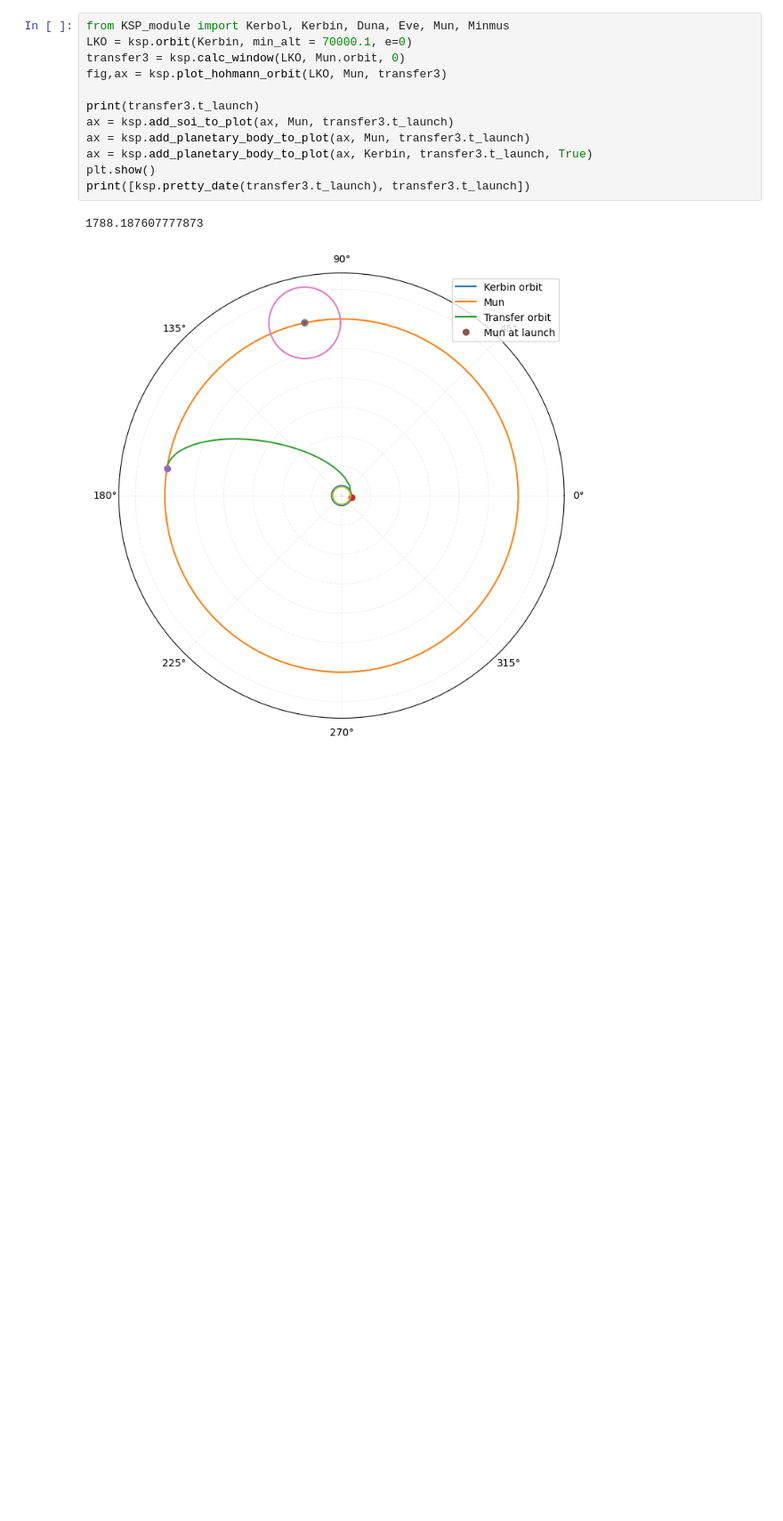
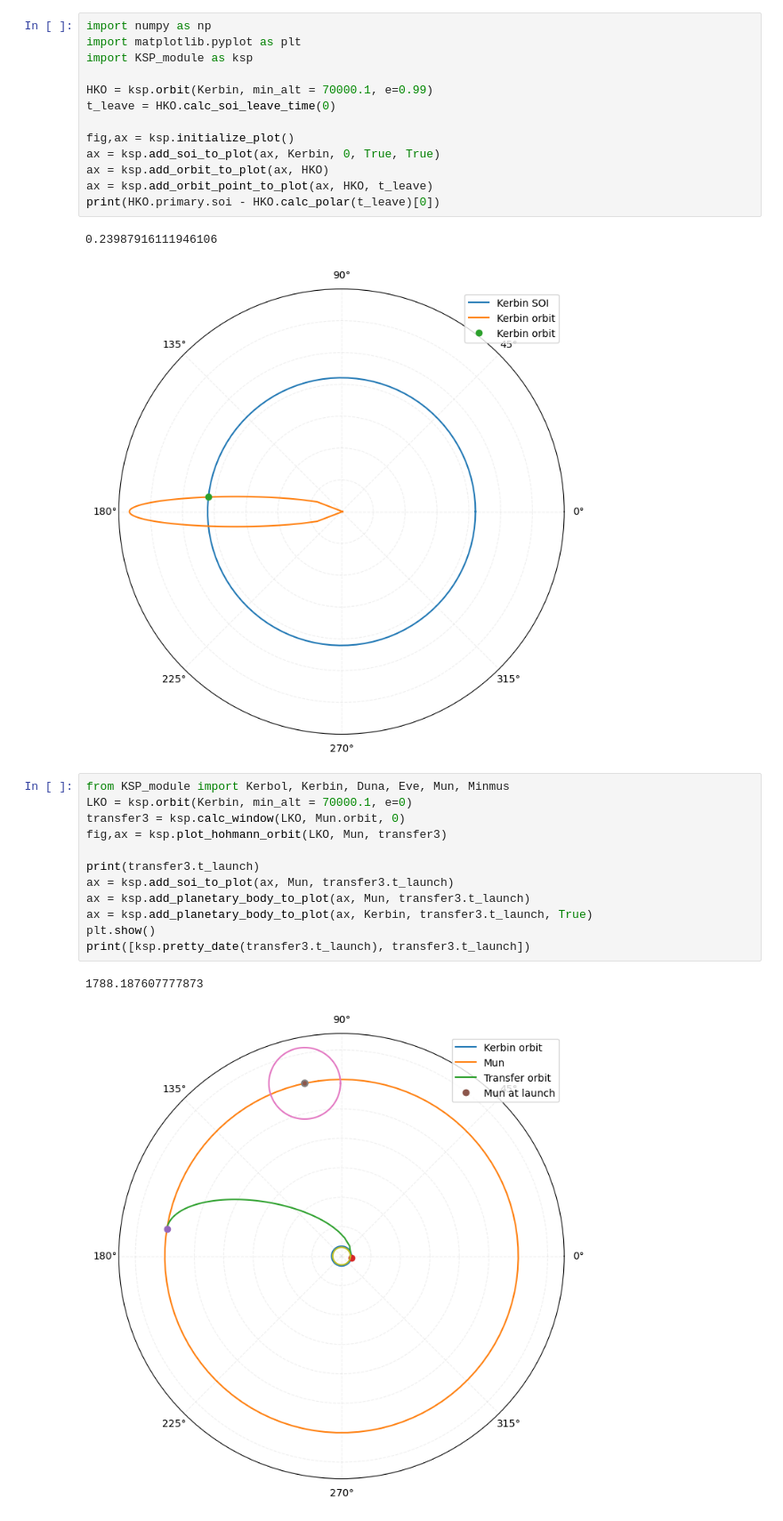
Before and after one commit to acsige/KSP, a Jupyter notebook: development.ipynb, the cells around one changed output. Shown: that part at 89% size. Cells and saved outputs as stored; diff of their text form; blank space fills up the shorter version.

Commit message:
created calc_soi_change function in notebook

```diff
--- a/development.ipynb
+++ b/development.ipynb
@@ -8,3 +1,19 @@ All tests passed
+# %%
+import numpy as np
+import matplotlib.pyplot as plt
+import KSP_module as ksp
+
+HKO = ksp.orbit(Kerbin, min_alt = 70000.1, e=0.99)
+t_leave = HKO.calc_soi_leave_time(0)
+
+fig,ax = ksp.initialize_plot()
+ax = ksp.add_soi_to_plot(ax, Kerbin, 0, True, True)
+ax = ksp.add_orbit_to_plot(ax, HKO)
+ax = ksp.add_orbit_point_to_plot(ax, HKO, t_leave)
+print(HKO.primary.soi - HKO.calc_polar(t_leave)[0])
+# %% [output]
+0.23987916111946106
+[figure, added]
 # %%
 from KSP_module import Kerbol, Kerbin, Duna, Eve, Mun, Minmus
 LKO = ksp.orbit(Kerbin, min_alt = 70000.1, e=0)
```
Also changed, not shown: parts of 3 cells of this notebook, 1 other file.
